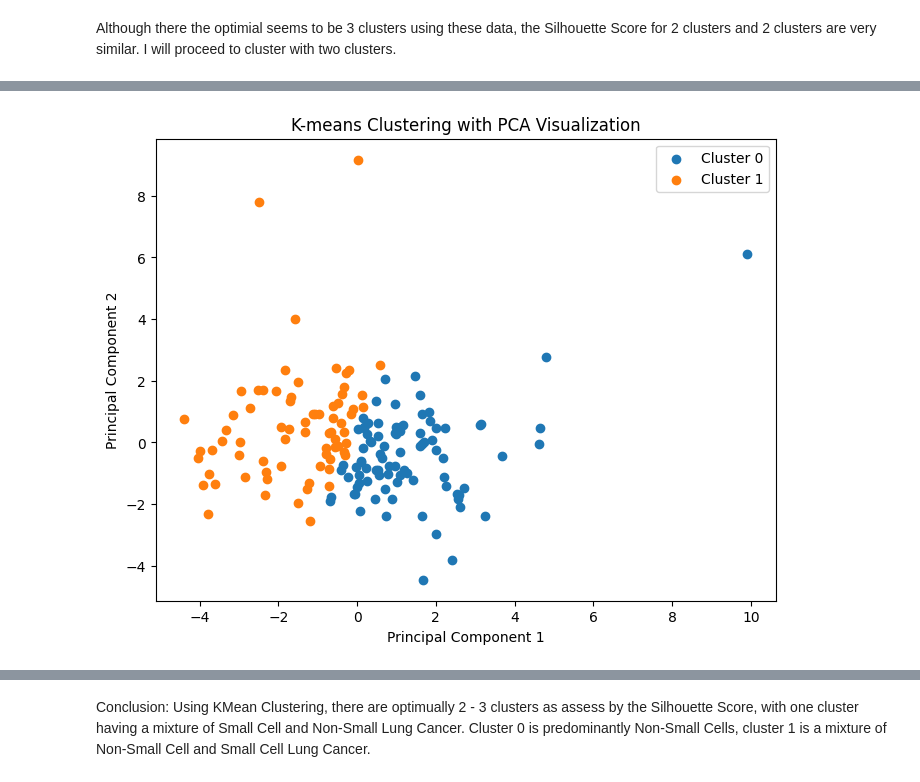
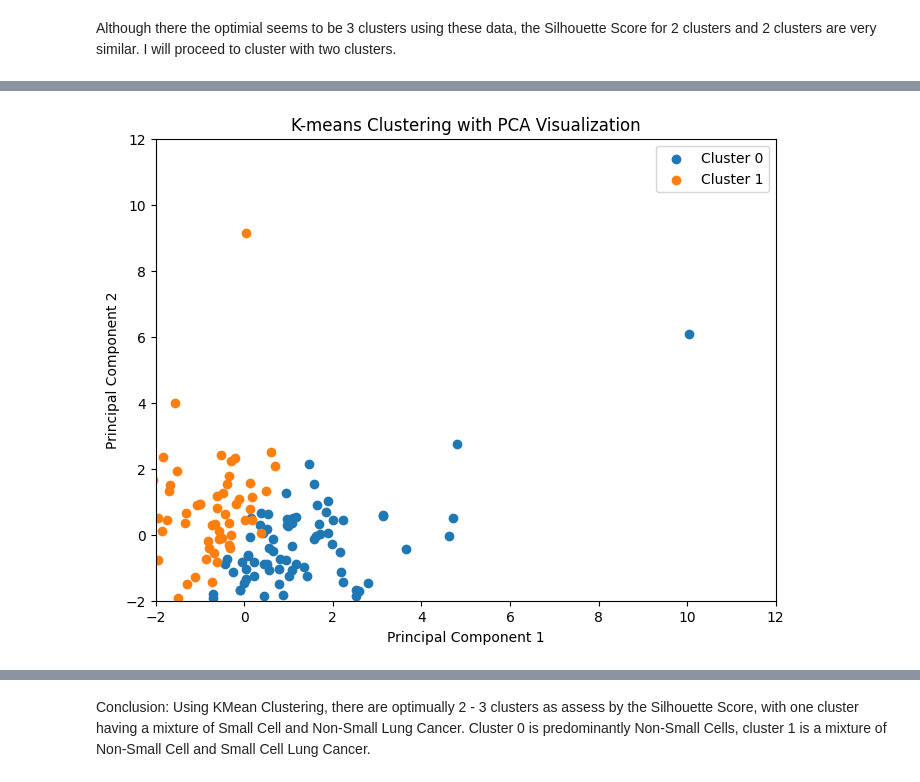
Before and after one commit to gc2321/3235-Machine-Learning, a Jupyter notebook: lung/lung_chromatin.ipynb, the cells around one changed output, grey strips where cells are left out. Drawn from its saved outputs; the diff is of its cells as text; code cells hidden in the pictures.

```diff
--- a/lung/lung_chromatin.ipynb
+++ b/lung/lung_chromatin.ipynb
@@ -236,19 +236,21 @@ labels = kmeans.labels_
 # %%
 
 plt.figure(figsize=(8, 6))
 x_range = (-2, 12)
 y_range = (-2, 12)
 
 for cluster_label in np.unique(labels):
     plt.scatter(X_pca[labels == cluster_label, 0], X_pca[labels == cluster_label, 1], label=f'Cluster {cluster_label}')
 
 plt.title('K-means Clustering with PCA Visualization')
 plt.xlabel('Principal Component 1')
 plt.ylabel('Principal Component 2')
+plt.xlim(x_range)
+plt.ylim(y_range)
 plt.legend()
 plt.show()
 # %% [output]
-[figure, old version]
+[figure, new version]
 # %%
 x_range = (-2, 12)
 y_range = (-2, 12)
```
Also changed, not shown: parts of 33 cells of this notebook.
